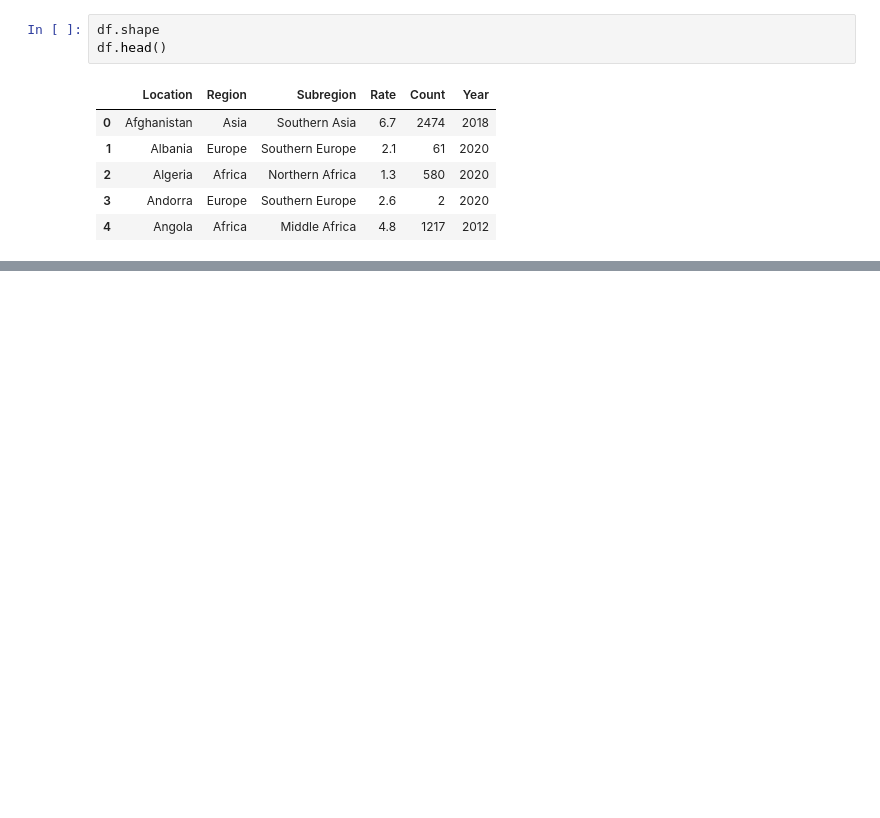
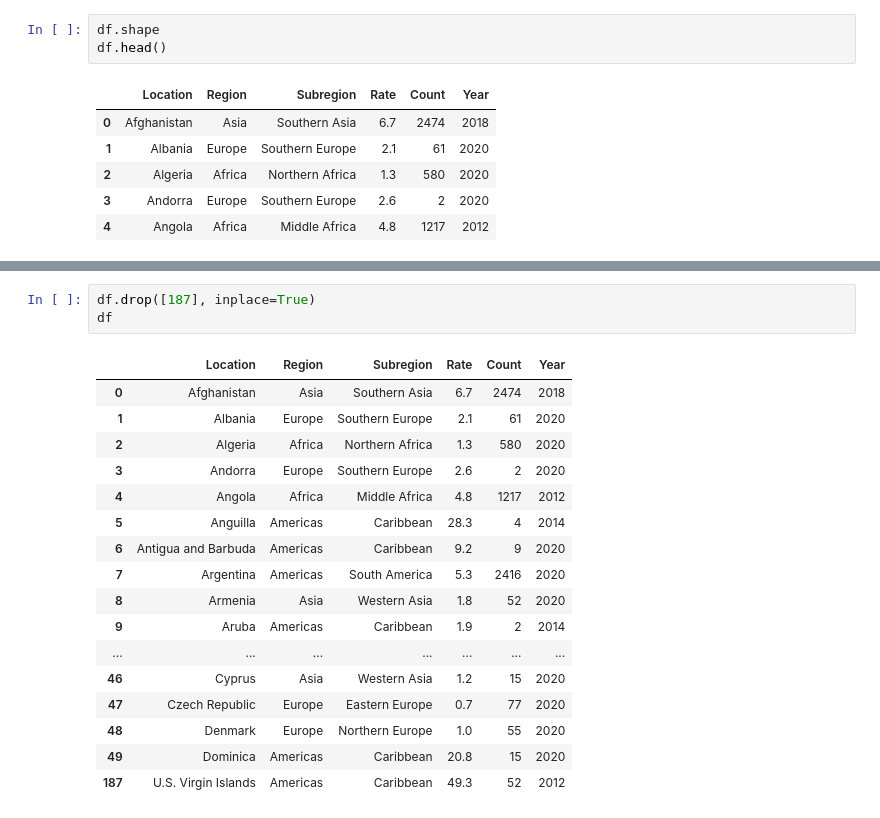
Before and after one commit to aminase/python-data-analysis, a Jupyter notebook: home.ipynb, the cells around one changed output, grey strips where cells are left out. Cells and saved outputs as stored; diff of their text form; blank space fills up the shorter version.

```diff
--- a/home.ipynb
+++ b/home.ipynb
@@ -399,0 +415,21 @@ Text(0.5, 1.0, 'Count for a region')
+# %%
+df.drop([187], inplace=True)
+df
+# %% [output]
+|  | Location | Region | Subregion | Rate | Count | Year |
+| 0 | Afghanistan | Asia | Southern Asia | 6.7 | 2474 | 2018 |
+| 1 | Albania | Europe | Southern Europe | 2.1 | 61 | 2020 |
+| 2 | Algeria | Africa | Northern Africa | 1.3 | 580 | 2020 |
+| 3 | Andorra | Europe | Southern Europe | 2.6 | 2 | 2020 |
+| 4 | Angola | Africa | Middle Africa | 4.8 | 1217 | 2012 |
+| 5 | Anguilla | Americas | Caribbean | 28.3 | 4 | 2014 |
+| 6 | Antigua and Barbuda | Americas | Caribbean | 9.2 | 9 | 2020 |
+| 7 | Argentina | Americas | South America | 5.3 | 2416 | 2020 |
+| 8 | Armenia | Asia | Western Asia | 1.8 | 52 | 2020 |
+| 9 | Aruba | Americas | Caribbean | 1.9 | 2 | 2014 |
+| ... | ... | ... | ... | ... | ... | ... |
+| 46 | Cyprus | Asia | Western Asia | 1.2 | 15 | 2020 |
+| 47 | Czech Republic | Europe | Eastern Europe | 0.7 | 77 | 2020 |
+| 48 | Denmark | Europe | Northern Europe | 1.0 | 55 | 2020 |
+| 49 | Dominica | Americas | Caribbean | 20.8 | 15 | 2020 |
+| 187 | U.S. Virgin Islands | Americas | Caribbean | 49.3 | 52 | 2012 |
```
Also changed, not shown: parts of 5 cells of this notebook.
